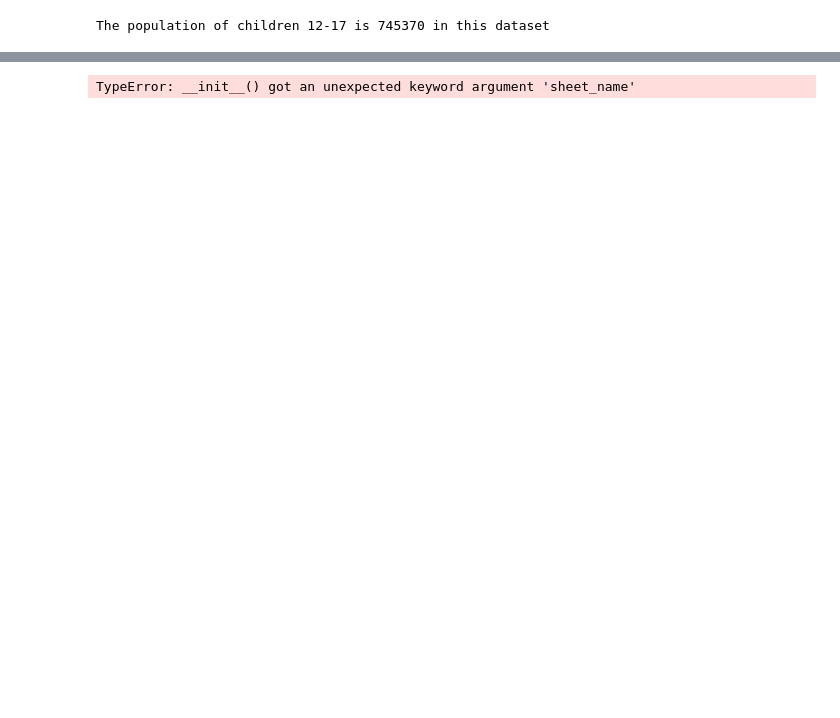
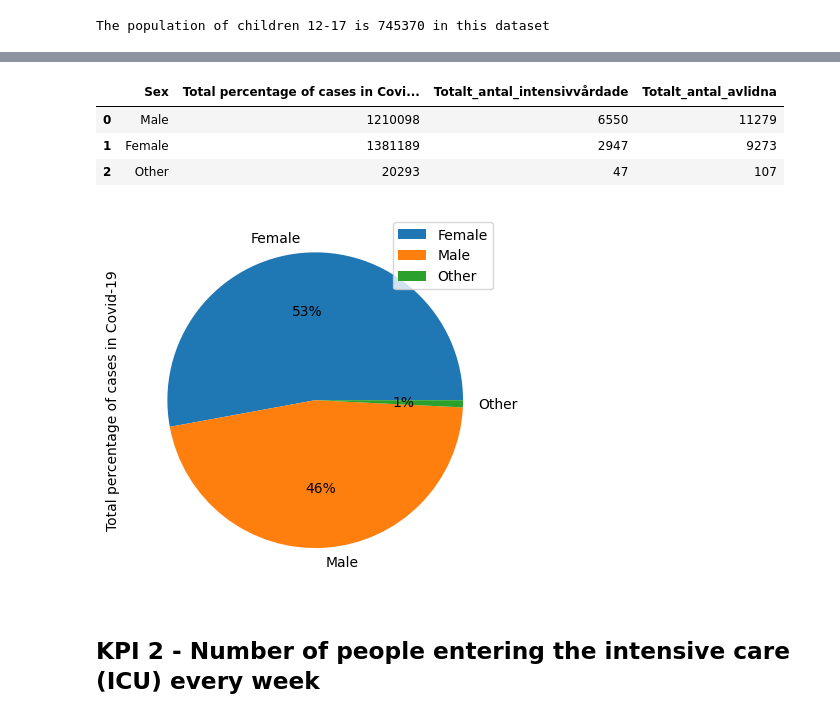
Before and after one commit to JoelOscarsson/Databehandling-JoelOscarsson, a Jupyter notebook: Laboration-1/Labb_1.ipynb, the cells around one changed output, grey strips where cells are left out. Drawn from its saved outputs; the diff is of its cells as text; code cells hidden in the pictures; blank space fills up the shorter version.

```diff
--- a/Laboration-1/Labb_1.ipynb
+++ b/Laboration-1/Labb_1.ipynb
@@ -500,15 +538,15 @@ vaccine_stockholm_västraG
 # %%
 fig = px.bar(
     data_frame=vaccine_stockholm_västraG,
-    x="Län_namn",
+    x="County_name",
     y=[
-        vaccine_stockholm_västraG["Antal minst 1 dos"] / vaccine_stockholm_västraG["Befolkning"],
-        vaccine_stockholm_västraG["Antal minst 2 doser"] / vaccine_stockholm_västraG["Befolkning"],
-        vaccine_stockholm_västraG["Antal 3 doser"] / vaccine_stockholm_västraG["Befolkning"],
-        vaccine_stockholm_västraG["Antal 4 doser"] / vaccine_stockholm_västraG["Befolkning"]
+        vaccine_stockholm_västraG["Amount_atleast_1_dose"] / vaccine_stockholm_västraG["Population"],
+        vaccine_stockholm_västraG["Amount_atleast_2_doses"] / vaccine_stockholm_västraG["Population"],
+        vaccine_stockholm_västraG["Amount_3_doses"] / vaccine_stockholm_västraG["Population"],
+        vaccine_stockholm_västraG["Amount_4_doses"] / vaccine_stockholm_västraG["Population"]
     ],
-    labels={"Län_namn": "County", "y": "Doser", "variable": "Amount"},
-    title="Share of people who received at least one dose against COVID-19 in Västra Götaland and Stockholms län",
+    labels={"County_name": "County", "y": "Doser", "variable": "Amount"},
+    title="Share of people who received at least one dose against COVID-19 in the counties of Västra Götaland and Stockholm",
     barmode="group", # We don't want to stack the bars
 )
 
@@ -530,6 +568,9 @@ fig.for_each_trace(
     )
 )
 fig.show()
+
+# Saves as html
+fig.write_html("Visualiseringar/Uppg2-Counties-received-atleast1dose-stockandgöta.html")
 # %% [markdown]
 # Question 3 - KPI & explorative data analysis
 
@@ -551,10 +596,16 @@ fig.show()
 # %%
-# Number of people that got sick from Covid 19 in the whole country
-
 # Reading in sheet for the excel file
 people_sick = pd.read_excel(covid19_file, sheet_name= "Totalt antal per kön")
 
 
-#
-people_sick.head()
+# Getting some initial information about the dataset
+display(
+    people_sick.head(),
+    people_sick.info(),
+)
+
+
+# Replacing Rows
+people_sick.replace({"Man": "Male", "Kvinna": "Female", "Uppgift saknas": "Other"}, inplace=True)
+people_sick
 # %% [output]
@@ -565,19 +632,19 @@ people_sick.head()
-# %%
-# * Difference between how many men and women how many people has taken 2 doses in the whole country
-
-# Reading in sheet for excel file
-df = pd.DataFrame(vaccine_file, sheet_name="Vaccinerade kön")
-
-
-
-# File paths
-covid19_file = "../Data/Folkhalsomyndigheten_Covid19.xlsx"
-vaccine_file = "../Data/Folkhalsomyndigheten_Covid19_Vaccine.xlsx"
-
-
-# Reading in sheet for the excel file
-covid19 = pd.read_excel(covid19_file, sheet_name="Veckodata Riket")
-
-covid19.head()
-# %% [output]
-TypeError: __init__() got an unexpected keyword argument 'sheet_name'
+# %%
+# Renaming columns
+people_sick.rename(columns={"Kön": "Sex", "Totalt_antal_fall": "Total percentage of cases in Covid-19"}, inplace=True)
+people_sick
+# %% [output]
+|  | Sex | Total percentage of cases in Covi... | Totalt_antal_intensivvårdade | Totalt_antal_avlidna |
+| 0 | Male | 1210098 | 6550 | 11279 |
+| 1 | Female | 1381189 | 2947 | 9273 |
+| 2 | Other | 20293 | 47 | 107 |
+# %%
+# Plotting
+people_sick.groupby(['Sex']).sum().plot(kind='pie', y='Total percentage of cases in Covid-19', autopct='%1.0f%%');
+
+# Saves as html
+fig.write_html("Visualiseringar/Uppg3-KPI1-Percentage-male-female-cases-covid19.html")
+# %% [output]
+[figure, added]
+# %% [markdown]
+## KPI 2 - Number of people entering the intensive care (ICU) every week
```
Also changed, not shown: parts of 51 cells of this notebook, 1 other file.
